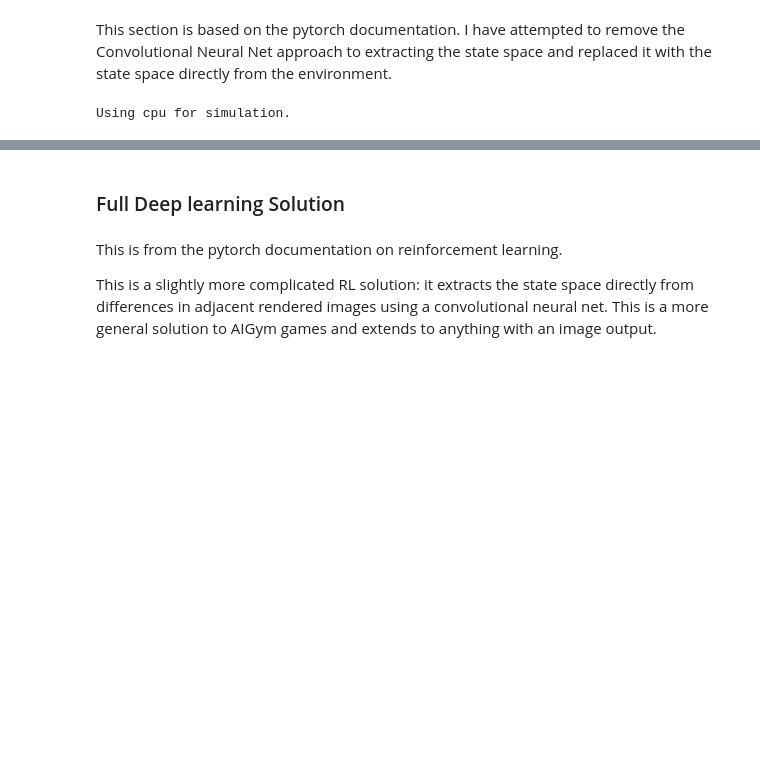
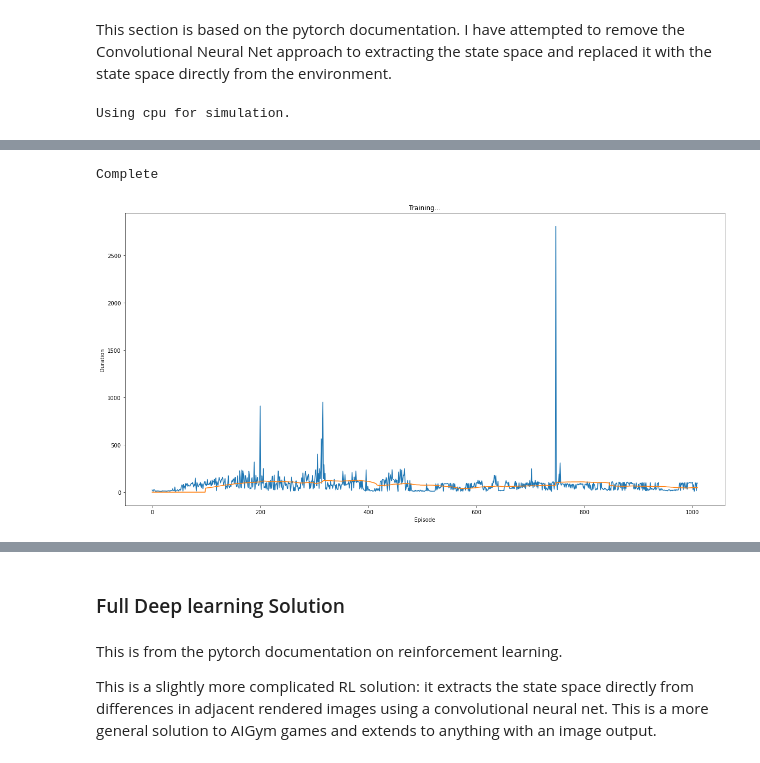
Before and after one commit to dabiged/RLPlayground, a Jupyter notebook: IntroRL/RL_toymodels.ipynb, the cells around one changed output, grey strips where cells are left out. Saved outputs shown, nothing was run; the diff lists cells and outputs as text; code cells hidden in the pictures; blank space fills up the shorter version.

```diff
--- a/IntroRL/RL_toymodels.ipynb
+++ b/IntroRL/RL_toymodels.ipynb
@@ -462,7 +477,7 @@ def optimize_model():
     ###  i.e. x += -lr * x.grad
     optimizer.step()
 # %%
-num_episodes = 1500
+num_episodes = 1000
 for i_episode in range(num_episodes):
     # Initialize the environment and state
     env.reset()
@@ -470,42 +485,44 @@ for i_episode in range(num_episodes):
     state = torch.from_numpy(np.cast['float32'](state)).unsqueeze(0).to(device)
     for t in count():
         # Select and perform an action
-        # Question: Where does state come from here on loop 1?
         action = select_action(state)
-        env.render()
+        #env.render()
         # Return the environment parameters.
         next_state, reward, done, _ = env.step(action.item())
         next_state = torch.from_numpy(np.cast['float32'](next_state)).unsqueeze(0).to(device)
 
-        # Question: What is this doing? is it an append?
         reward = torch.tensor([reward], device=device)
-        #print (state, action, reward)
-        # Observe new state
+
+        # If this transition caused the simulation to exit, set the next state to None.
         if not done:
             next_state = next_state
         else:
             next_state = None
 
         # Store the transition in memory
-        # Question: Again, where does next_state come from on the first loop?
         memory.push(state, action, next_state, reward)
 
         # Move to the next state
         state = next_state
 
         # Perform one step of the optimization (on the target network)
         optimize_model()
         if done or t >= 5000:
+            # Cap simulations at 5000 steps.
             episode_durations.append(t + 1)
             plot_durations()
             break
-    # Update the target network, copying all weights and biases in DQN
+
     if i_episode % TARGET_UPDATE == 0:
+        # Update the target network, copying all weights and biases in DQN
         target_net.load_state_dict(policy_net.state_dict())
 
 print('Complete')
 env.render()
 env.close()
 plt.ioff()
 plt.show()
 plot_durations()
+# %% [output]
+Complete
+[figure, added]
```
Also changed, not shown: parts of 12 cells of this notebook.
